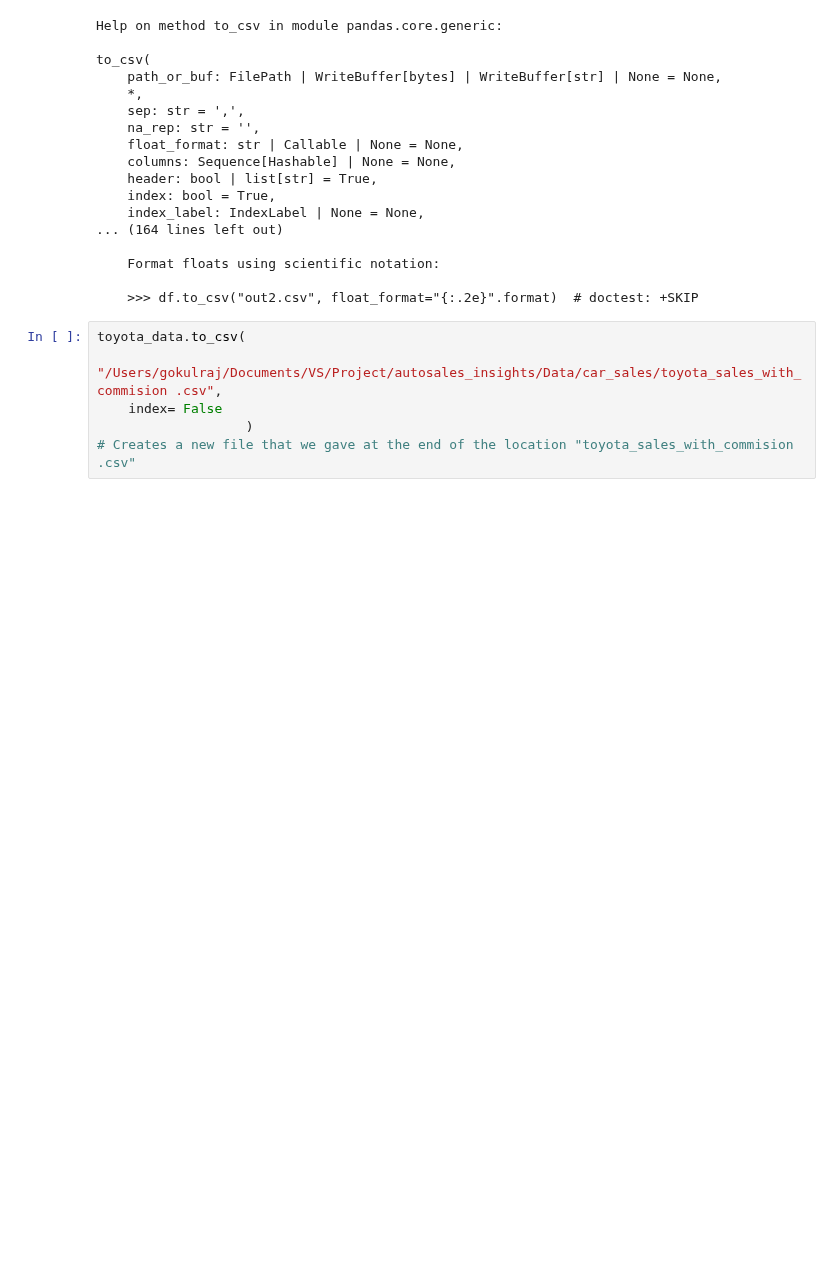
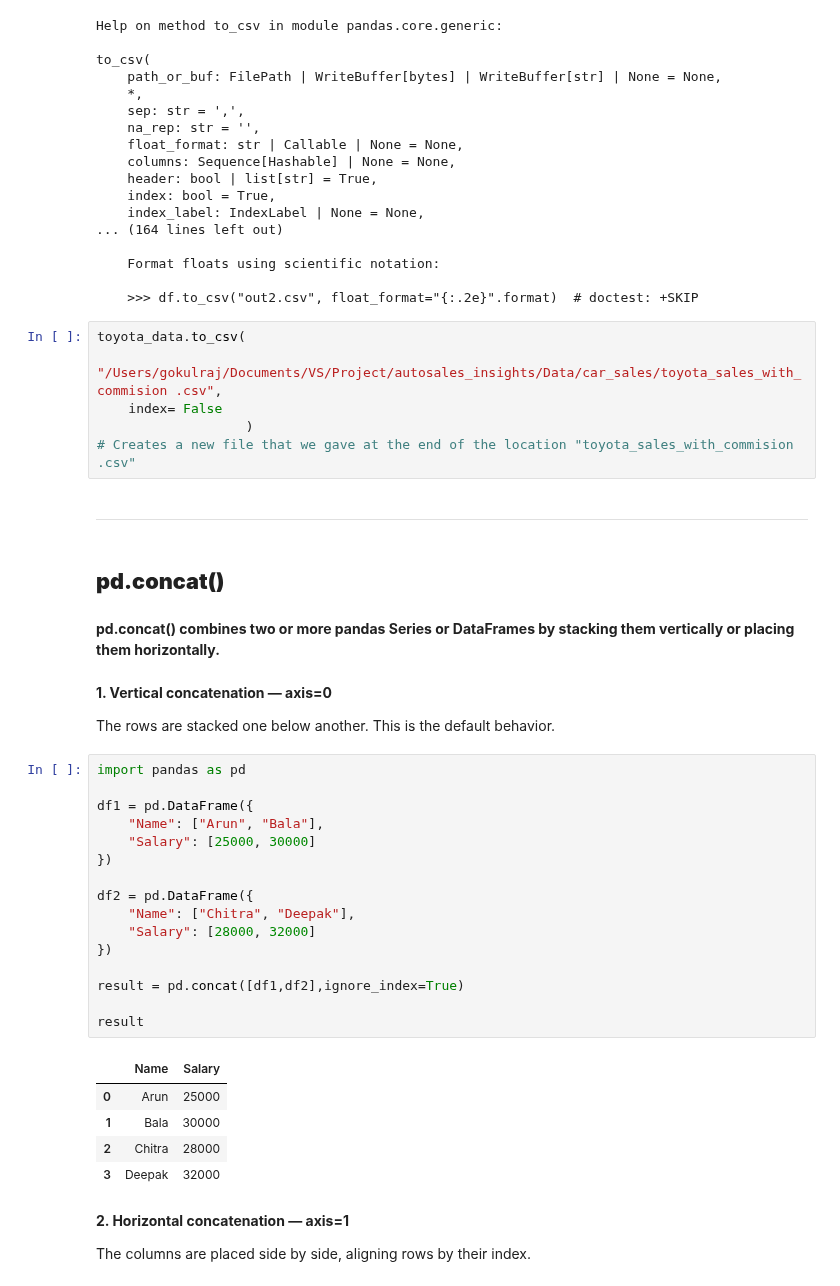
Before and after one commit to gokulraj-sha/python-learning, a Jupyter notebook: 7_Pandas/01_autosales_insights_demo.ipynb, the cells around one changed output. Saved outputs shown, nothing was run; the diff lists cells and outputs as text; blank space fills up the shorter version.

```diff
--- a/Pandas/01_autosales_insights_demo.ipynb
+++ b/7_Pandas/01_autosales_insights_demo.ipynb
@@ -277,3 +277,39 @@ toyota_data.to_csv(
     index= False
                    )
 # Creates a new file that we gave at the end of the location "toyota_sales_with_commision .csv"
+# %% [markdown]
+---
+# %% [markdown]
+## **pd.concat()**
+# %% [markdown]
+**pd.concat() combines two or more pandas Series or DataFrames by stacking them vertically or placing them horizontally.**
+# %% [markdown]
+**1. Vertical concatenation — axis=0**
+
+The rows are stacked one below another. This is the default behavior.
+# %%
+import pandas as pd
+
+df1 = pd.DataFrame({
+    "Name": ["Arun", "Bala"],
+    "Salary": [25000, 30000]
+})
+
+df2 = pd.DataFrame({
+    "Name": ["Chitra", "Deepak"],
+    "Salary": [28000, 32000]
+})
+
+result = pd.concat([df1,df2],ignore_index=True)
+
+result
+# %% [output]
+|  | Name | Salary |
+| 0 | Arun | 25000 |
+| 1 | Bala | 30000 |
+| 2 | Chitra | 28000 |
+| 3 | Deepak | 32000 |
+# %% [markdown]
+**2. Horizontal concatenation — axis=1**
+
+The columns are placed side by side, aligning rows by their index.
```
Also changed, not shown: parts of 2 cells of this notebook, 49 other files.
